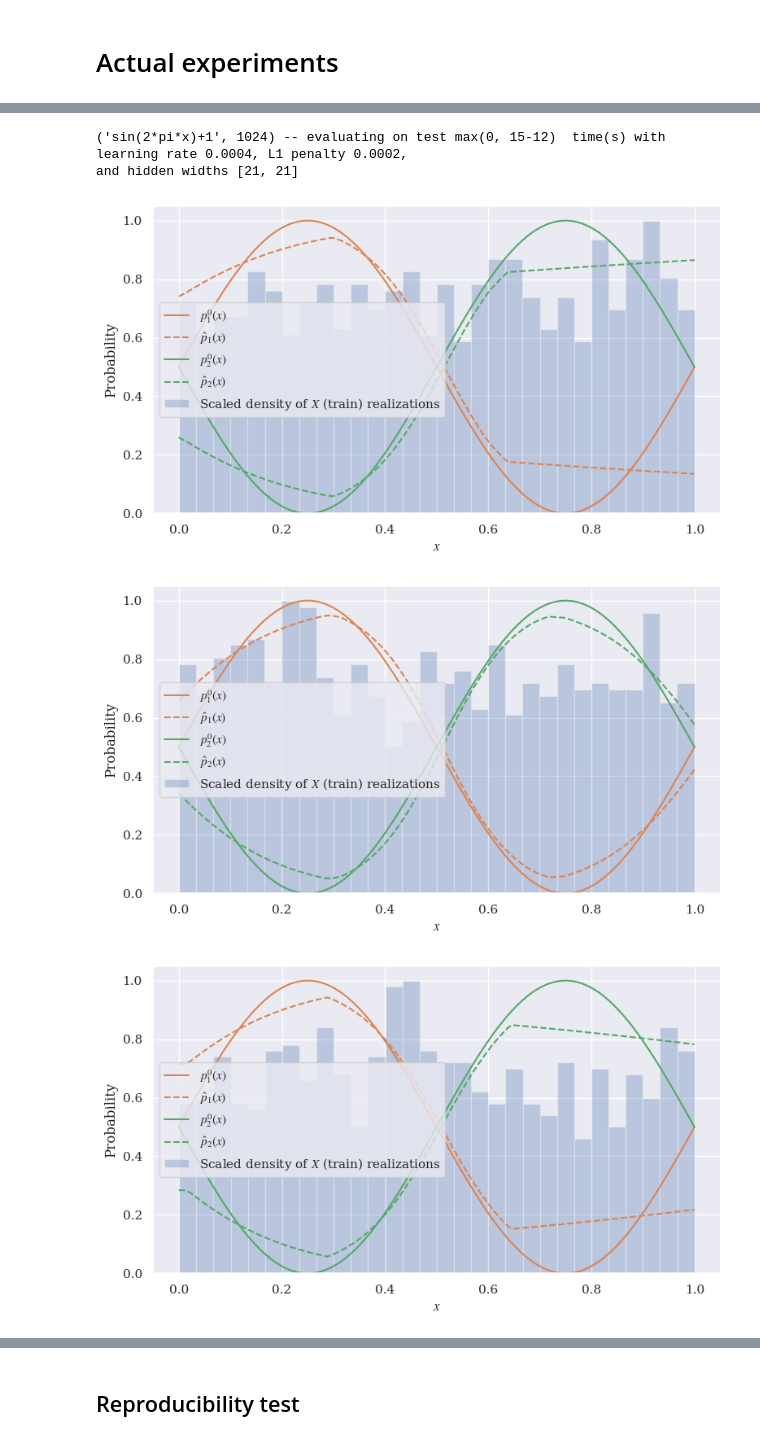
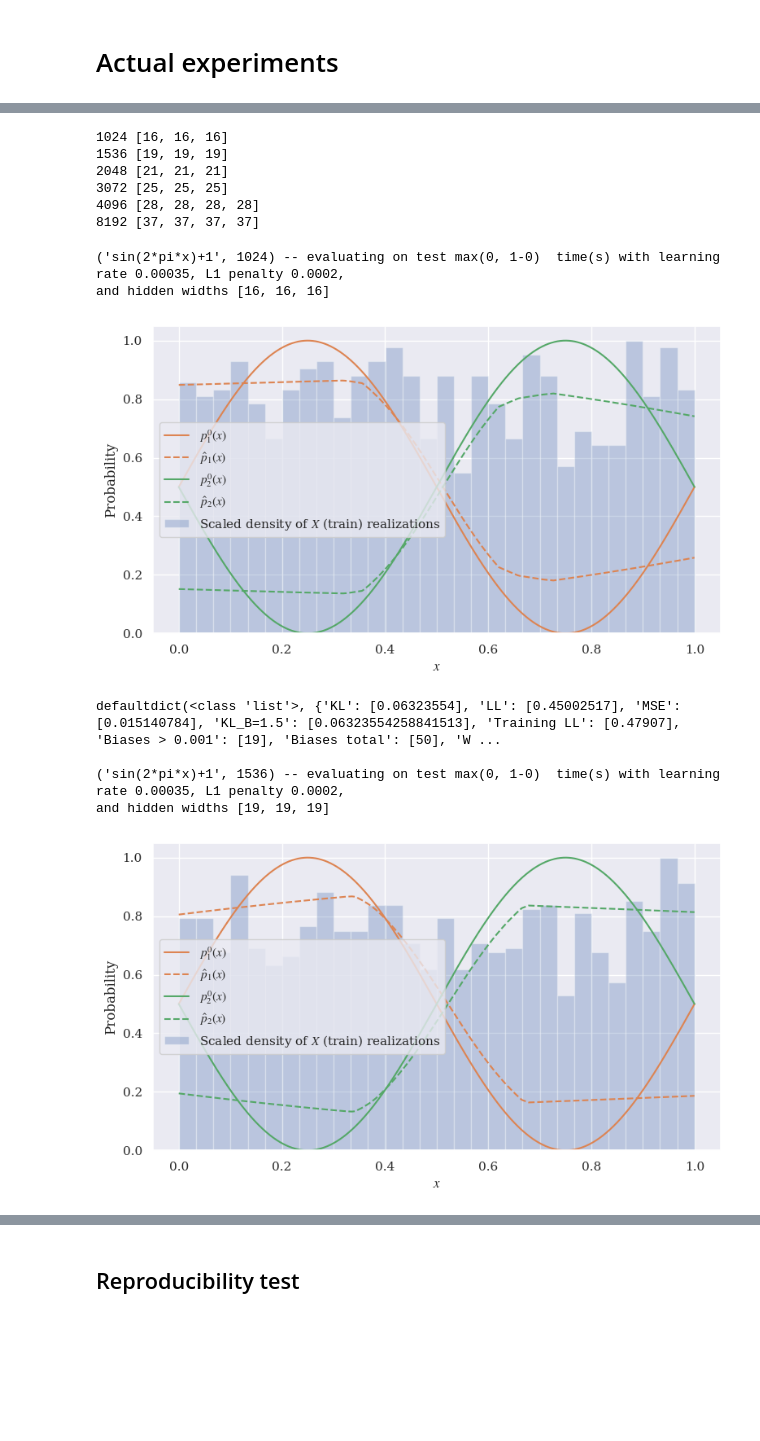
Before and after one commit to bramotten/Testing-NN-Classification-Theory, a Jupyter notebook: Everything.ipynb, the cells around one changed output, grey strips where cells are left out. Drawn from its saved outputs; the diff is of its cells as text; code cells hidden in the pictures; blank space fills up the shorter version.

```diff
--- a/Everything.ipynb
+++ b/Everything.ipynb
@@ -340,15 +359,15 @@ Mounted at /content/drive/
 /content/drive/MyDrive/Thesis
 # %%
-def get_hw(w_mult_param, L_base, exponent=1/3, base_n=2048, optimizing=False):
-    r = L_base + round(np.log2(n / base_n))
-    if optimizing:
-        r += 2
-    return [round(w_mult_param * n ** exponent * np.log(n)) for _ in range(r)]
+def get_hw(n, m_star, L_star, optimizing=False):
+    L = round(np.log2(n) *  L_star)
+    if optimizing:  # just the way hyperopt works
+        L += 2
+    return [round(n ** m_star) for _ in range(L)]
 
 def opt_network(situation, n, evals=50, opt_repeats=2, viz=0):
     param_space = {
-        'L_base': 2 + hp.randint('L_base', 4),
-        'w_mult': hp.uniform('w_mult', .05, .7),
+        'L_star': 2 + hp.randint('L_star', 4),
+        'm_star': hp.uniform('m_star', .05, .7),
         'lr': hp.uniform('lr', 0.0001, 0.0008),
         'l1': hp.uniform('l1', 0.0001, 0.001),
     }
@@ -356,10 +375,11 @@ def opt_network(situation, n, evals=50, opt_repeats=2, viz=0):
     print(f"We're in situation {situation} with {n} samples.")
 
     def obj(params):
-        hw = get_hw(params['w_mult'], params['L_base'], optimizing=True)
+        hw = get_hw(n, params['m_star'], params['L_star'], optimizing=True)
         opt = optimizers.Adam(params['lr'])
 
         # Try a few trainings, return the best:
+        # TODO: continue retraining if too bad
         train = SimulateData(situation, n)  # there's no default seed, so this is random
         val = SimulateData(situation, 10**4)
         KLs = []
@@ -409,14 +429,15 @@ def evaluate_params(situation, n, test, n_repeats, n_retrains=5, opt_evals=10, p
 
     print(f"\n{situation, n} -- evaluating on test max(0, {n_repeats}-{n_found}) ",
           f"time(s) with learning rate {params['lr']}, L1 penalty {params['l1']},")
-    hw = get_hw(params['w_mult'], params['L_base'])
-    print('and hidden widths', hw)
+    hw = get_hw(n, params['m_star'], params['L_star'])
+    print('and hidden layers', hw)
     opt = optimizers.Adam(params['lr'])
     for i in range(n_found, np.max([n_found, n_repeats])):
         train = SimulateData(situation, n, seed=i)
         val = SimulateData(situation, 10**4, equi_distant=True)
         KLs = []
         networks = []
+        # TODO: continue retraining if too bad
         for j in range(n_retrains):
             km = KerasModelStuff(train, val, hidden_widths=hw, l1=params['l1'])
             km.train_network(opt=opt, seed=j)
@@ -443,15 +457,34 @@ params = {'L_base': 3, 'l1': 0.0002, 'lr': 0.0004, 'w_mult': 0.3}
+# %%
+n_repeats = 1
+n_retrains = 4  # TODO: replace with an "if training LL good enough" check
+opt_evals = 2
+viz = 1
+params = {'l1': 0.0002, 'lr': 0.00035, 'L_star': 0.3, 'm_star': 0.4}
+# params = None
+
+situation_list = ['sin(2*pi*x)+1', 'sin(2*pi*x)+1.2']
+n_list = [1024, 1536, 2048, 3072, 4096, 8192]
+for n in n_list:
+    print(n, get_hw(n, params['m_star'], params['L_star']))
+# %% [output]
+1024 [16, 16, 16]
+1536 [19, 19, 19]
+2048 [21, 21, 21]
+3072 [25, 25, 25]
+4096 [28, 28, 28, 28]
+8192 [37, 37, 37, 37]
 # %%
-situation_list = ['sin(2*pi*x)+1', 'sin(2*pi*x)+1.2']
-# n_list = [256, 512, 768, 1024, 1536, 2048, 3072, 4096, 6144, 8192, 12288]
-n_list = [1024, 1536, 2048, 3072, 4096]
 for i, situation in enumerate(situation_list):
     test = SimulateData(situation, 10**5)
     for j, n in enumerate(n_list):
         results_pkl = evaluate_params(situation, n, test, n_repeats, n_retrains, opt_evals, params)
         print(results_pkl)
 # %% [output]
-('sin(2*pi*x)+1', 1024) -- evaluating on test max(0, 15-12)  time(s) with learning rate 0.0004, L1 penalty 0.0002,
-and hidden widths [21, 21]
+('sin(2*pi*x)+1', 1024) -- evaluating on test max(0, 1-0)  time(s) with learning rate 0.00035, L1 penalty 0.0002,
+and hidden widths [16, 16, 16]
-[figure, old version]
+[figure, new version]
+defaultdict(<class 'list'>, {'KL': [0.06323554], 'LL': [0.45002517], 'MSE': [0.015140784], 'KL_B=1.5': [0.06323554258841513], 'Training LL': [0.47907], 'Biases > 0.001': [19], 'Biases total': [50], 'W ...
+
+('sin(2*pi*x)+1', 1536) -- evaluating on test max(0, 1-0)  time(s) with learning rate 0.00035, L1 penalty 0.0002,
+and hidden widths [19, 19, 19]
-[figure, old version]
+[figure, new version]
-[figure, removed]
```
Also changed, not shown: parts of 12 cells of this notebook, 33 other files.
